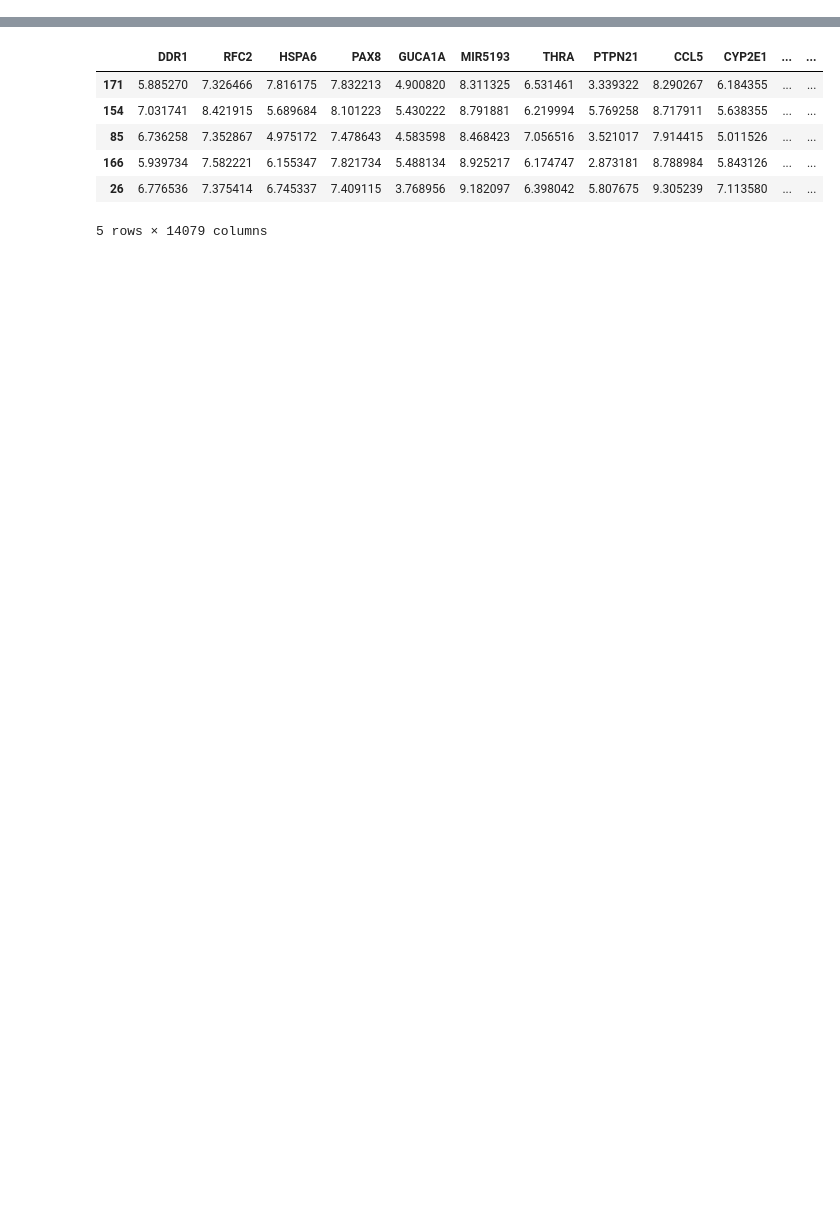
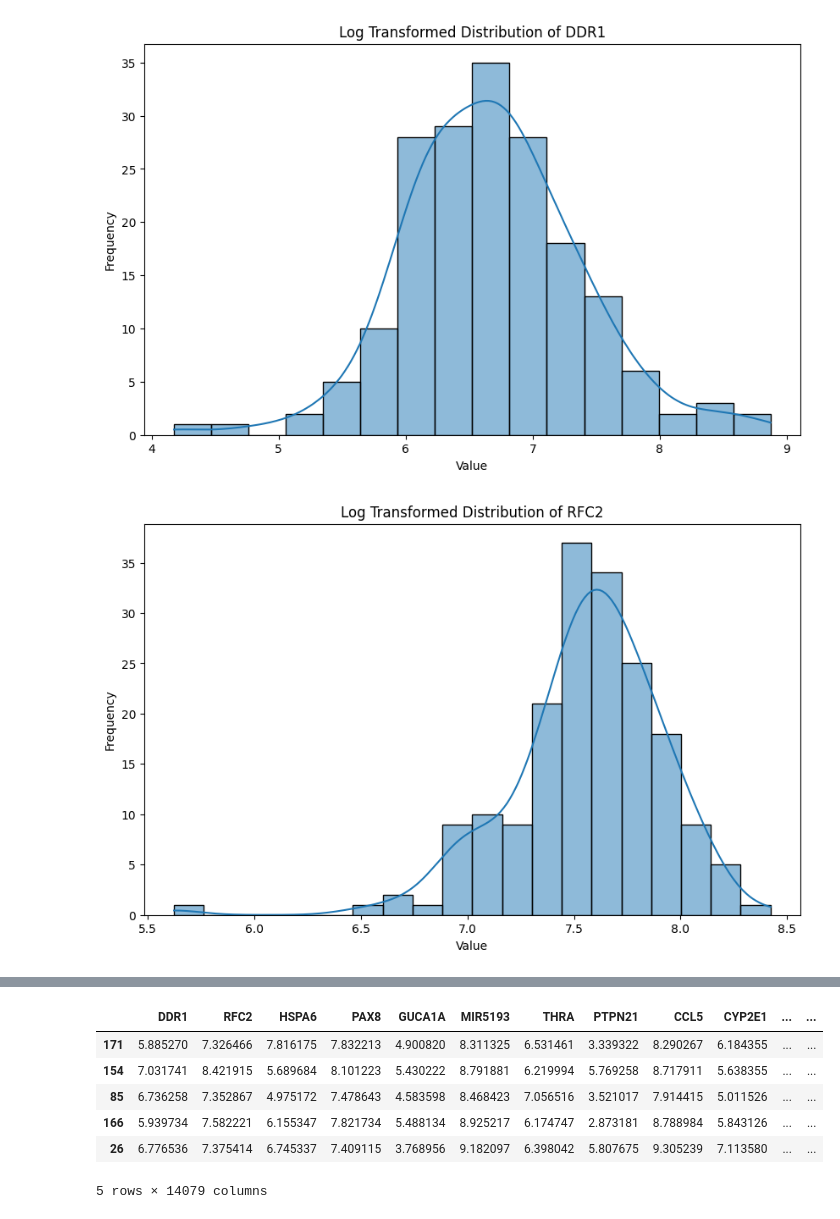
Before and after one commit to Chaoticatwithaneviltooth/5005_Project, a Jupyter notebook: aml-version2.ipynb, the cells around one changed output, grey strips where cells are left out. Cells and saved outputs as stored; diff of their text form; code cells hidden in the pictures; blank space fills up the shorter version.

```diff
--- a/aml-version2.ipynb
+++ b/aml-version2.ipynb
@@ -0,0 +224,20 @@
+# %%
+import numpy as np
+# Apply log transformation to all feature columns except 'ID_REF' and 'SUBTYPES'
+features = aml_RNAseq.drop(['ID_REF', 'SUBTYPES'], axis=1)
+df_log_transformed = np.log1p(features)
+
+# Now, let's include the non-feature columns back for a complete dataset
+df_log_transformed['ID_REF'] = aml_RNAseq['ID_REF']
+df_log_transformed['SUBTYPES'] = aml_RNAseq['SUBTYPES']
+
+for feature in sample_features:
+    plt.figure(figsize=(10, 6))
+    sns.histplot(df_log_transformed[feature], kde=True)
+    plt.title(f'Log Transformed Distribution of {feature}')
+    plt.xlabel('Value')
+    plt.ylabel('Frequency')
+    plt.show()
+# %% [output]
+[figure, added]
+[figure, added]
```
Also changed, not shown: parts of 25 cells of this notebook.
